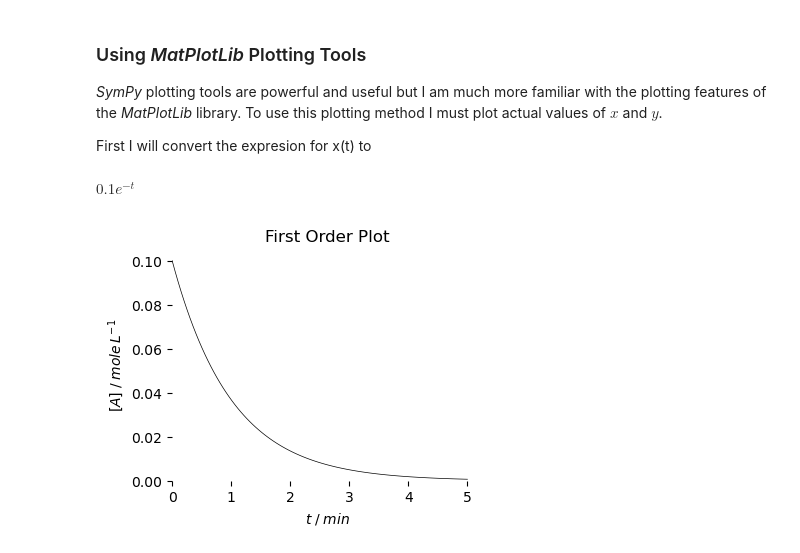
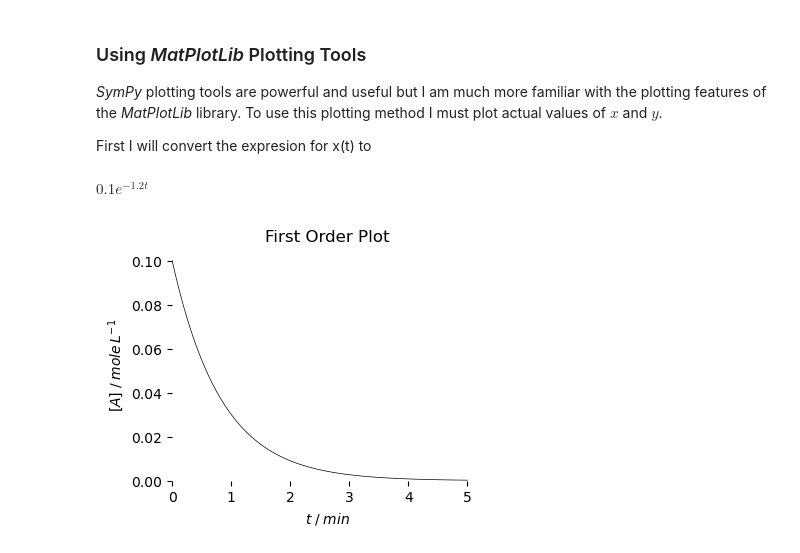
Before and after one commit to blinkletter/StealThisCode, a Jupyter notebook: _build/jupyter_execute/ReactionKinetics/K02_Integrating_Rate_Law_1.ipynb, the cells around one changed output. Saved outputs shown, nothing was run; the diff lists cells and outputs as text; code cells hidden in the pictures.

```diff
--- a/_build/jupyter_execute/ReactionKinetics/K02_Integrating_Rate_Law_1.ipynb
+++ b/_build/jupyter_execute/ReactionKinetics/K02_Integrating_Rate_Law_1.ipynb
@@ -163,7 +163,7 @@ print("The expression that describes A(t) is...")
 display(At_expr)
 
 
-At_expr = At_expr.subs({A0: 0.1, k:1})   ### Substitute values for the constants
+At_expr = At_expr.subs({A0: 0.1, k:1.2})   ### Substitute values for the constants
 
 print("After substituting values for the constnats, A(t) is...")
 display(At_expr)
@@ -193,44 +193,48 @@ $\displaystyle 0.1 e^{- t}$
 
 First I will convert the expresion for x(t) to
 # %%
+from matplotlib import pyplot as plt
+import numpy as np
+
+
 display(At_expr)
-
 
 f = sym.lambdify(t, At_expr, 'numpy')
 t_line = np.linspace(0,5,100)
 
-from matplotlib import pyplot as plt
+x = t_line           ### I always plot x and y so I can more easily reuse plotting code
+y = f(t_line)
 
-plt.rcdefaults()                    ### resets the plot defaults so we always start in the same place
+plt.rcdefaults()    ### resets the plot defaults so we always start in the same place
 fig, ax = plt.subplots(nrows=1, ncols=1, figsize=(4,3))
 
-ax.plot(t_line, f(t_line),
+ax.plot(x, y,
         linestyle = '-',            ### use a line between points
         linewidth='0.5',            ### make the line thin
         color = 'black',            ### the line is black
         zorder = 0                  ### everything is in layer 0 (the bottom layer in this case)
         )
 ax.set( xlabel= r"$t\;/\;min$",
         ylabel=r"$[A] \; / \; mole\,L^{-1}$",
         title = "First Order Plot",
         xlim=[0, None],
         ylim=[0, None]
       )
 
 ax.spines['right'].set_visible(False)   ### Make right spine invisible
 ax.spines['top'].set_visible(False)     ### Make top spine invisible
 ax.spines['left'].set_visible(False)    ### Make left spine invisible
 ax.spines['bottom'].set_visible(False)  ### Make bottom spine invisible
 
 #########################################
 ### Output the plot
 #########################################
 
 plt.savefig("plot.pdf", bbox_inches='tight')     ### export the plot as this
 plt.show()
 # %% [output]
-$\displaystyle 0.1 e^{- t}$
+$\displaystyle 0.1 e^{- 1.2 t}$
-[figure, old version]
+[figure, new version]
 # %% [markdown]
 ## Summary
 
```
Also changed, not shown: parts of 3 cells of this notebook, 11 other files.
